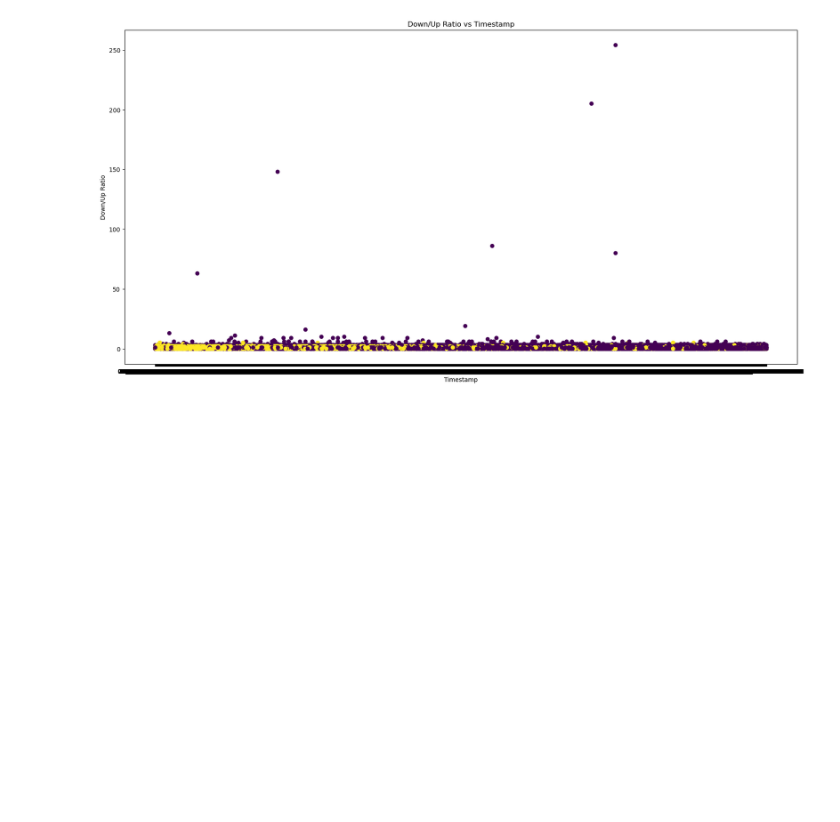
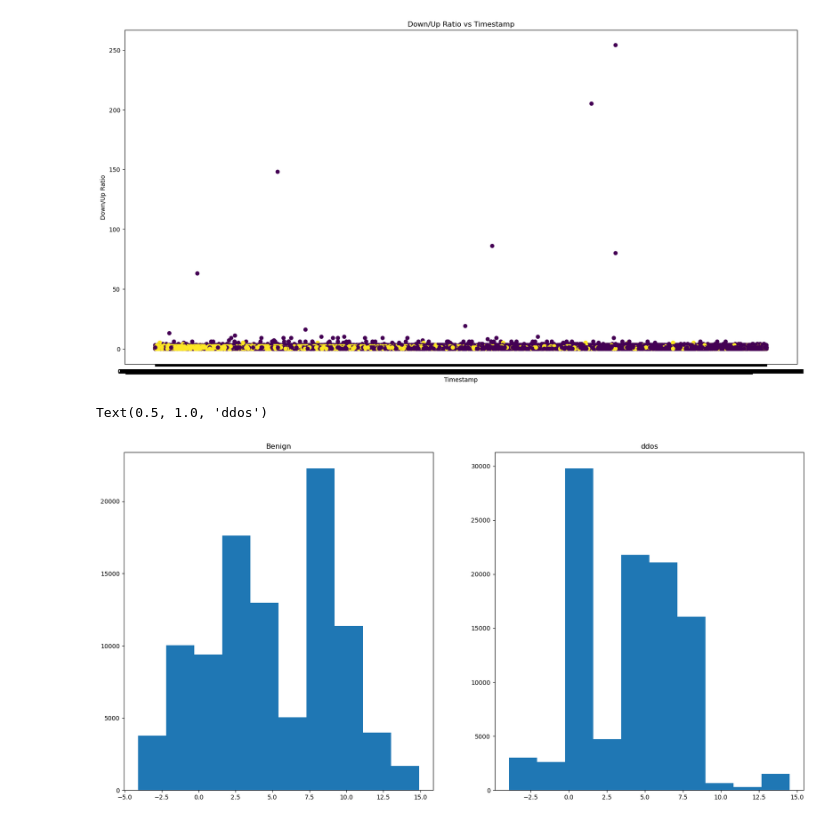
Before and after one commit to kyllan16693/CMSE830-Project1, a Jupyter notebook: test.ipynb, the cells around one changed output. Cells and saved outputs as stored; diff of their text form; code cells hidden in the pictures; blank space fills up the shorter version.

```diff
--- a/test.ipynb
+++ b/test.ipynb
@@ -353,3 +353,21 @@ plt.title('Down/Up Ratio vs Timestamp')
 # %% [output]
 Text(0.5, 1.0, 'Down/Up Ratio vs Timestamp')
 [figure]
+# %%
+import numpy as np
+#2 histograms of flow bytes split by attack and benign
+#treat inf values as nan and drop them
+#use a log scale
+df = df.replace([np.inf, -np.inf], np.nan)
+df = df.dropna()
+
+plt.figure(figsize=(20,10))
+plt.subplot(1,2,1)
+plt.hist(np.log(df[df['Label'] == 0]['Flow Pkts/s']).replace([np.inf, -np.inf], np.nan))
+plt.title('Benign')
+plt.subplot(1,2,2)
+plt.hist(np.log(df[df['Label'] == 1]['Flow Pkts/s']).replace([np.inf, -np.inf], np.nan))
+plt.title('ddos')
+# %% [output]
+Text(0.5, 1.0, 'ddos')
+[figure, added]
```
Also changed, not shown: parts of 1 cell of this notebook, 1 other file.
